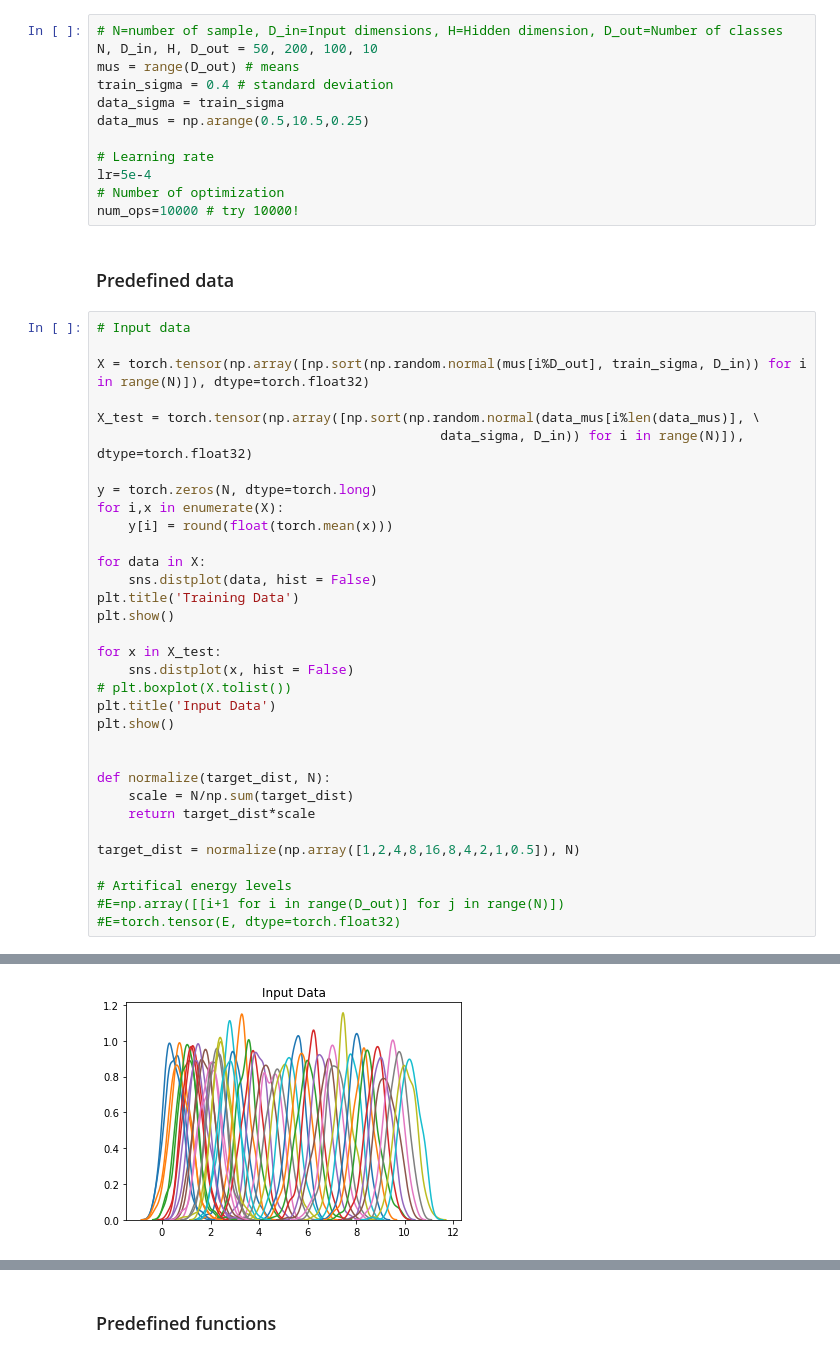
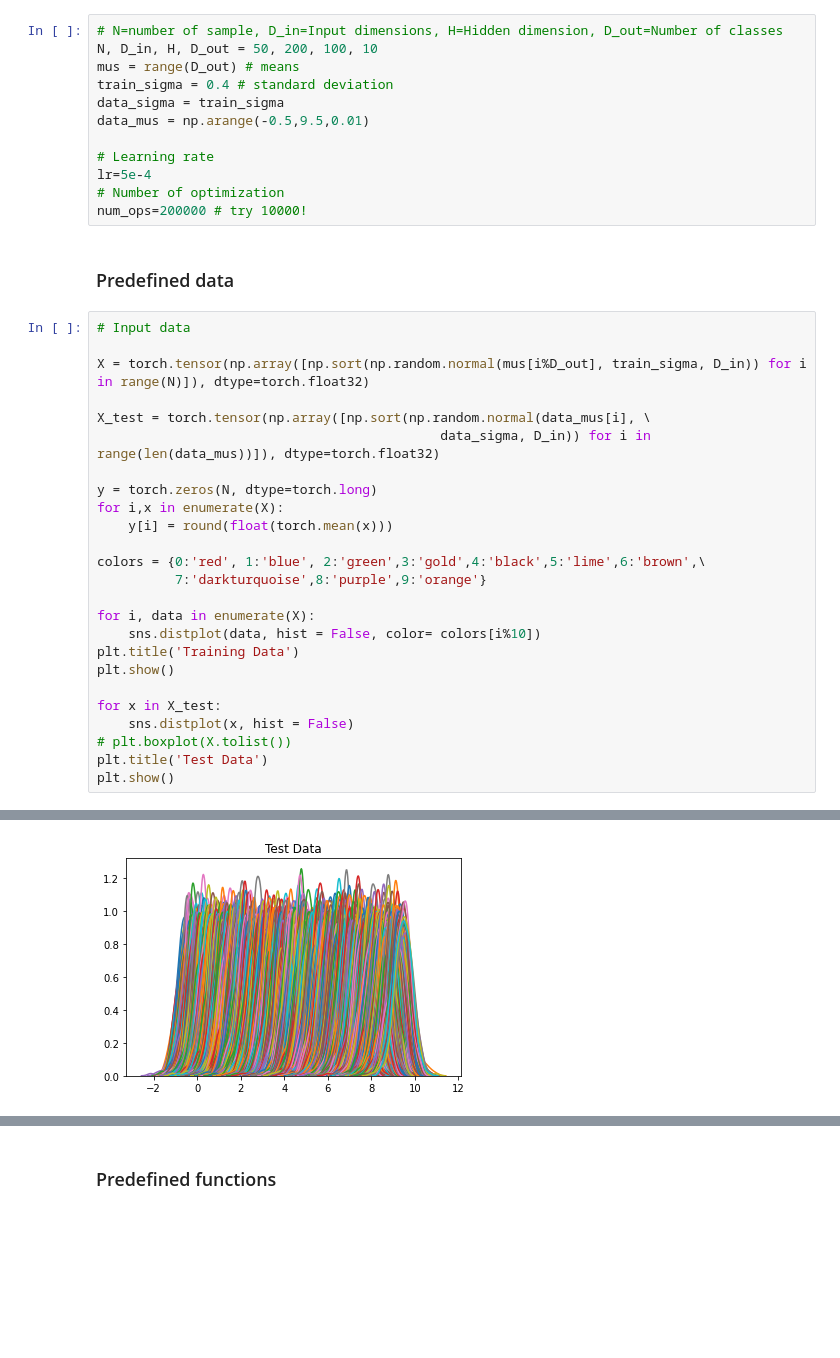
Before and after one commit to tiwarylab/ps-LSTM, a Jupyter notebook: DNN2_Gaussian.ipynb, the cells around one changed output, grey strips where cells are left out. Drawn from its saved outputs; the diff is of its cells as text; blank space fills up the shorter version.

```diff
--- a/DNN2_Gaussian.ipynb
+++ b/DNN2_Gaussian.ipynb
@@ -31,12 +32,12 @@ N, D_in, H, D_out = 50, 200, 100, 10
 mus = range(D_out) # means
 train_sigma = 0.4 # standard deviation
 data_sigma = train_sigma
-data_mus = np.arange(0.5,10.5,0.25)
+data_mus = np.arange(-0.5,9.5,0.01)
 
 # Learning rate
 lr=5e-4
 # Number of optimization
-num_ops=10000 # try 10000!
+num_ops=200000 # try 10000!
 # %% [markdown]
 ### Predefined data
 # %%
@@ -44,32 +45,24 @@ num_ops=10000 # try 10000!
 
 X = torch.tensor(np.array([np.sort(np.random.normal(mus[i%D_out], train_sigma, D_in)) for i in range(N)]), dtype=torch.float32)
 
-X_test = torch.tensor(np.array([np.sort(np.random.normal(data_mus[i%len(data_mus)], \
-                                            data_sigma, D_in)) for i in range(N)]), dtype=torch.float32)
+X_test = torch.tensor(np.array([np.sort(np.random.normal(data_mus[i], \
+                                            data_sigma, D_in)) for i in range(len(data_mus))]), dtype=torch.float32)
 
 y = torch.zeros(N, dtype=torch.long)
 for i,x in enumerate(X):
     y[i] = round(float(torch.mean(x)))
 
-for data in X:
-    sns.distplot(data, hist = False)
+colors = {0:'red', 1:'blue', 2:'green',3:'gold',4:'black',5:'lime',6:'brown',\
+          7:'darkturquoise',8:'purple',9:'orange'}
+
+for i, data in enumerate(X):
+    sns.distplot(data, hist = False, color= colors[i%10])
 plt.title('Training Data')
 plt.show()
 
 for x in X_test:
     sns.distplot(x, hist = False)
 # plt.boxplot(X.tolist())
-plt.title('Input Data')
+plt.title('Test Data')
 plt.show()
-
-
-def normalize(target_dist, N):
-    scale = N/np.sum(target_dist)
-    return target_dist*scale
-
-target_dist = normalize(np.array([1,2,4,8,16,8,4,2,1,0.5]), N)
-
-# Artifical energy levels
-#E=np.array([[i+1 for i in range(D_out)] for j in range(N)])
-#E=torch.tensor(E, dtype=torch.float32)
 # %% [output]
@@ -77 +70 @@ target_dist = normalize(np.array([1,2,4,8,16,8,4,2,1,0.5]), N)
-[figure, old version]
+[figure, new version]
```
Also changed, not shown: parts of 24 cells of this notebook.
